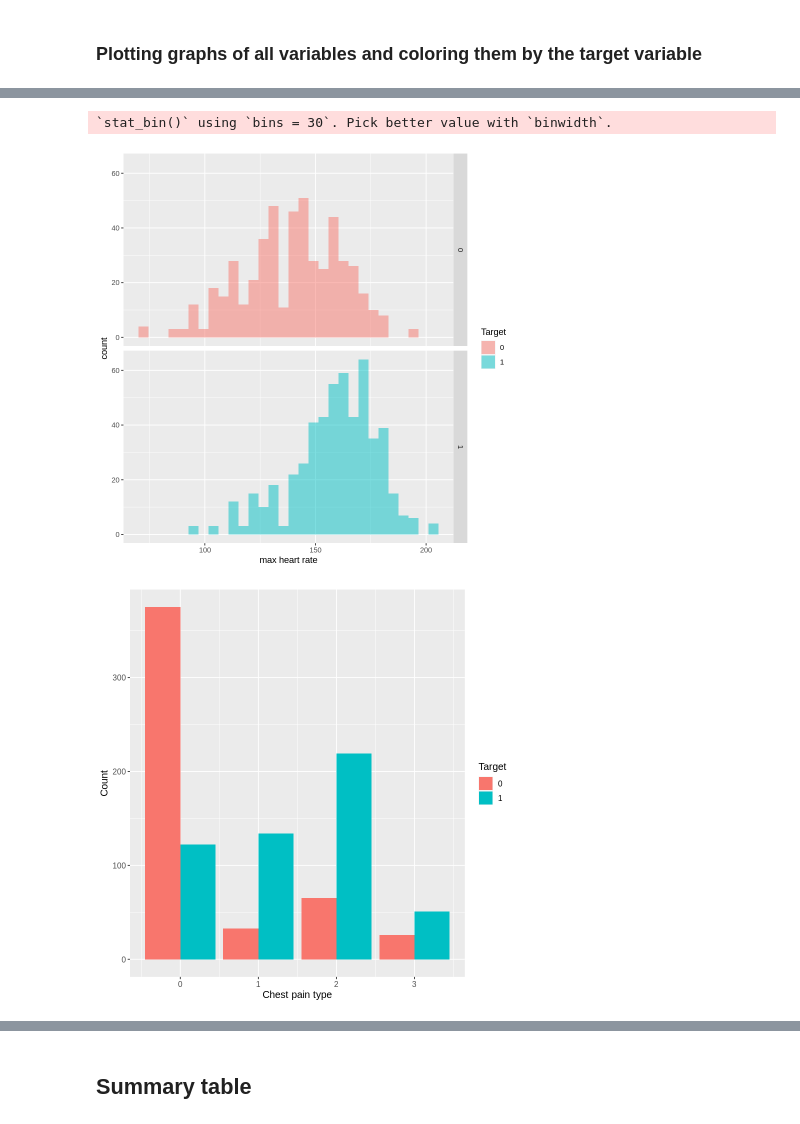
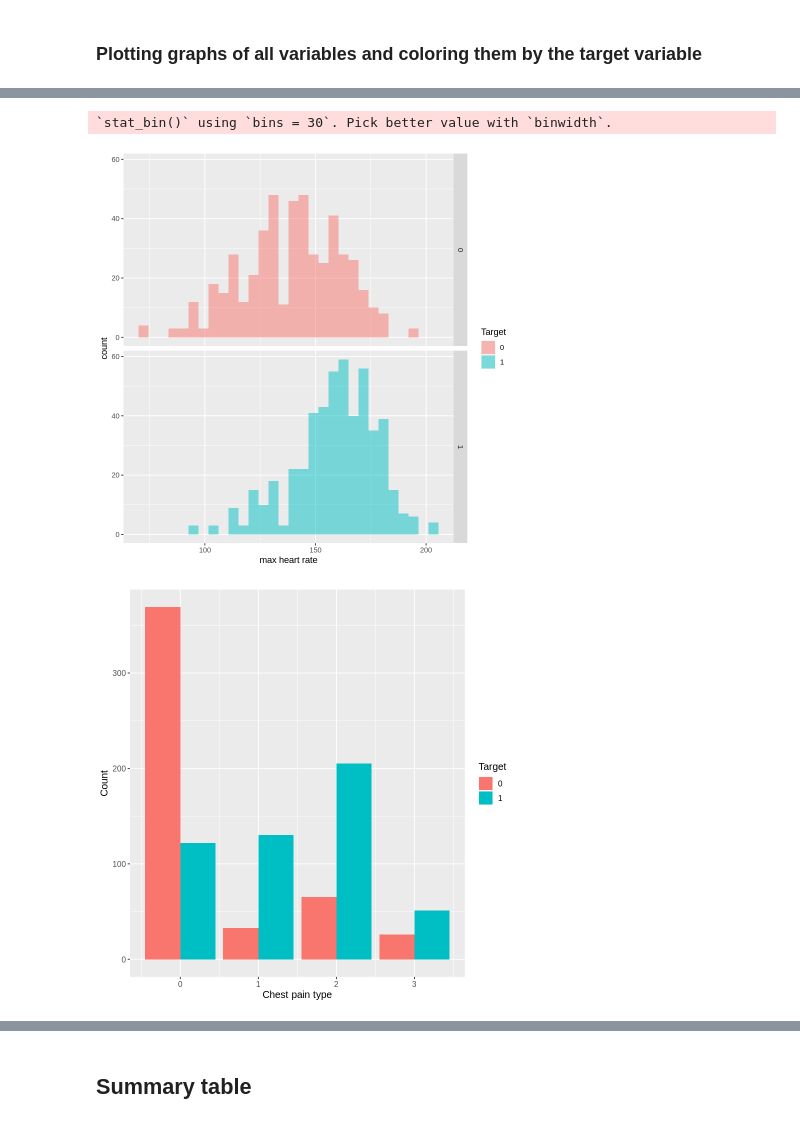
Before and after one commit to carriexu26/DSCI-Group-Project, a Jupyter notebook: heart_disease.ipynb, the cells around one changed output, grey strips where cells are left out. Drawn from its saved outputs; the diff is of its cells as text; code cells hidden in the pictures.

Commit message:
All graphs

```diff
--- a/heart_disease.ipynb
+++ b/heart_disease.ipynb
@@ -165,0 +77,4 @@ A tibble: 6 × 14
+# %%
+heart_data <- read_csv("heart.csv")|> mutate(target = as_factor(target),exang = as_factor(exang),fbs = as_factor(fbs),sex = as_factor(sex))
+heart_data <- heart_data[!(heart_data$thal==0 | heart_data$ca==4),]
+heart_data
@@ -166,6 +108,6 @@ A tibble: 6 × 14
 # %% [markdown]
 ### Selecting only intrested columns from data set
 # %%
-heart_data_1 <- select(heart_data,age,cp,trestbps,chol,thalach,oldpeak) |> mutate(cp = as_factor(cp))
+heart_data_1 <- select(heart_data,trestbps,chol,thalach,cp,target) |> mutate(target = as_factor(target))
 heart_data_1
 # %% [output]
@@ -229,14 +149,14 @@ thalach_plot <- ggplot(heart_data_1, aes(x = thalach, fill = as_factor(target)))
 thalach_plot
 # %% [output]
 `stat_bin()` using `bins = 30`. Pick better value with `binwidth`.
-[figure, old version]
+[figure, new version]
 # %%
-trestbps_plot <- ggplot(heart_data_1,
+cp_plot <- ggplot(heart_data_1,
                       aes(x = cp,
                           fill = target)) +
   geom_bar(position = "dodge") +
   labs(x = "Chest pain type", y = "Count",  fill = "Target") +
   theme(text = element_text(size = 12))
-trestbps_plot
+cp_plot
 # %% [output]
-[figure, old version]
+[figure, new version]
```
Also changed, not shown: parts of 20 cells of this notebook.
